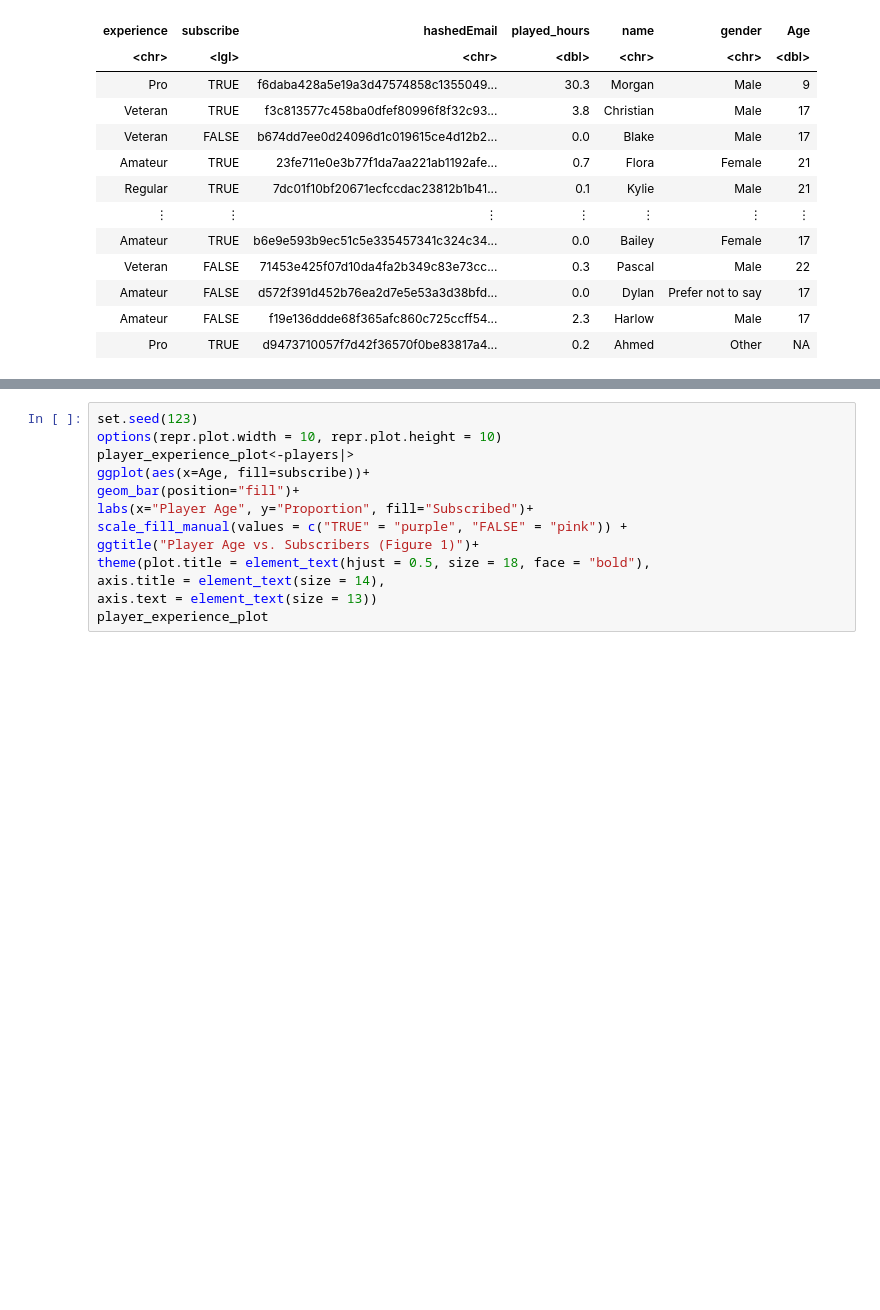
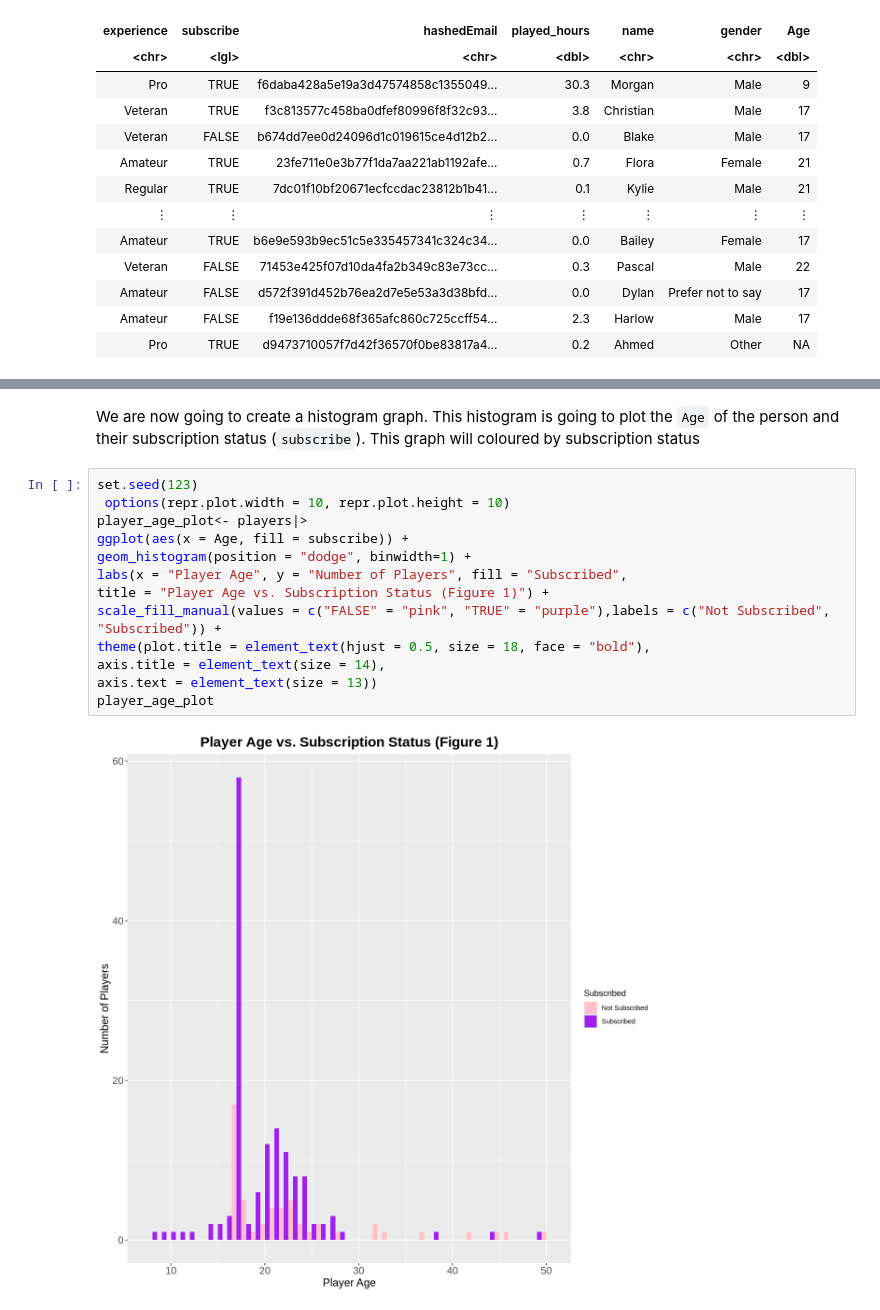
Before and after one commit to haileynelson05/dsci-minecraft-project, a Jupyter notebook: Minecraftproject.ipynb, the cells around one changed output, grey strips where cells are left out. Cells and saved outputs as stored; diff of their text form; blank space fills up the shorter version.

```diff
--- a/Minecraftproject.ipynb
+++ b/Minecraftproject.ipynb
@@ -64,13 +82,17 @@ players
+# %% [markdown]
+We are now going to create a histogram graph. This histogram is going to plot the `Age` of the person and their subscription status (`subscribe`). This graph will coloured by subscription status
 # %%
 set.seed(123)
-options(repr.plot.width = 10, repr.plot.height = 10)
-player_experience_plot<-players|>
-ggplot(aes(x=Age, fill=subscribe))+
-geom_bar(position="fill")+
-labs(x="Player Age", y="Proportion", fill="Subscribed")+
-scale_fill_manual(values = c("TRUE" = "purple", "FALSE" = "pink")) +
-ggtitle("Player Age vs. Subscribers (Figure 1)")+
+ options(repr.plot.width = 10, repr.plot.height = 10)
+player_age_plot<- players|>
+ggplot(aes(x = Age, fill = subscribe)) +
+geom_histogram(position = "dodge", binwidth=1) +
+labs(x = "Player Age", y = "Number of Players", fill = "Subscribed",
+title = "Player Age vs. Subscription Status (Figure 1)") +
+scale_fill_manual(values = c("FALSE" = "pink", "TRUE" = "purple"),labels = c("Not Subscribed", "Subscribed")) +
 theme(plot.title = element_text(hjust = 0.5, size = 18, face = "bold"),
 axis.title = element_text(size = 14),
 axis.text = element_text(size = 13))
-player_experience_plot
+player_age_plot
+# %% [output]
+[figure, added]
```
Also changed, not shown: parts of 36 cells of this notebook.
